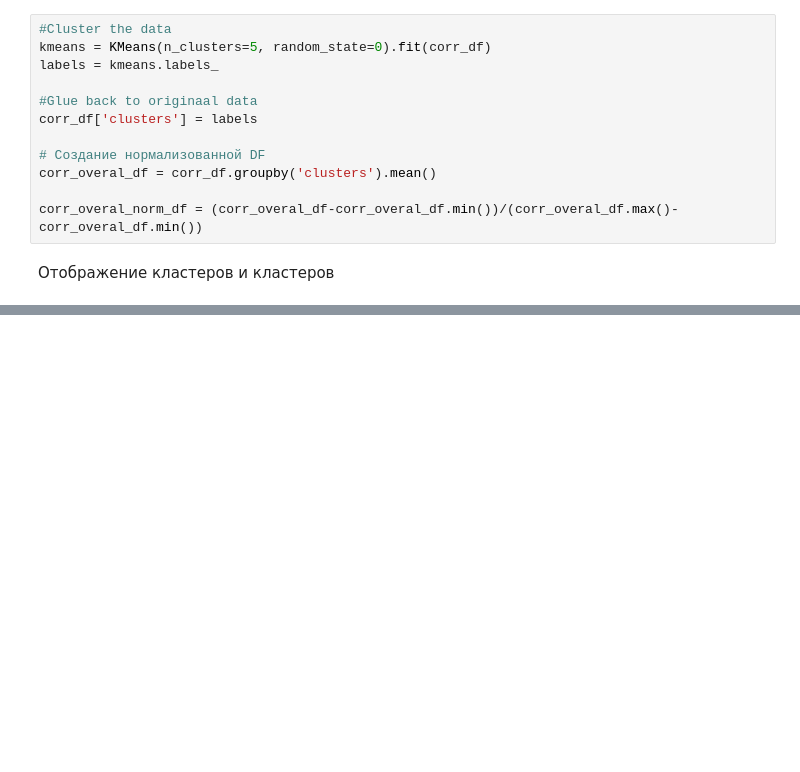
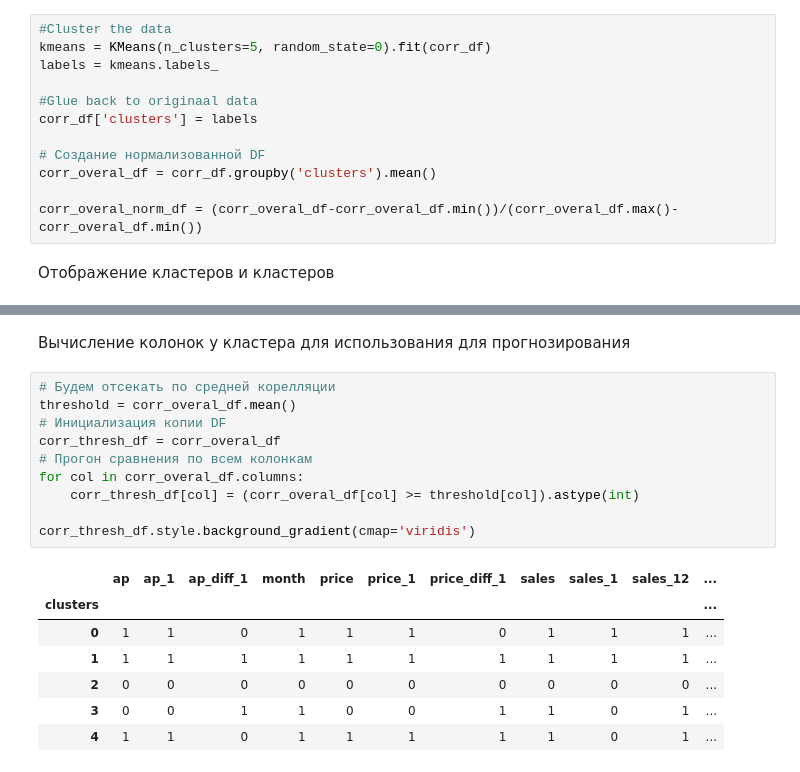
Before and after one commit to crabio/MlSaleForecasting, a Jupyter notebook: SalesForecasting.ipynb, the cells around one changed output, grey strips where cells are left out. Saved outputs shown, nothing was run; the diff lists cells and outputs as text; blank space fills up the shorter version.

Commit message:
Add analyze cluster corr threshold

```diff
--- a/SalesForecasting.ipynb
+++ b/SalesForecasting.ipynb
@@ -185,3 +173,23 @@ corr_overal_norm_df.style.background_gradient(cmap='viridis')
 | 2 | 0 | 0 | 0 | 0 | 0 | 0 | 0 | 0 | 0 | 0 | ... |
 | 3 | 0.63512 | 0.523819 | 1 | 1 | 0.382984 | 0.380137 | 0.47689 | 1 | 0.563512 | 0.721979 | ... |
 | 4 | 0.738128 | 0.729949 | 0.55505 | 0.819382 | 0.884135 | 0.592308 | 1 | 1 | 0.509447 | 1 | ... |
+# %% [markdown]
+Вычисление колонок у кластера для использования для прогнозирования
+# %%
+# Будем отсекать по средней корелляции
+threshold = corr_overal_df.mean()
+# Инициализация копии DF
+corr_thresh_df = corr_overal_df
+# Прогон сравнения по всем колонкам
+for col in corr_overal_df.columns:
+    corr_thresh_df[col] = (corr_overal_df[col] >= threshold[col]).astype(int)
+
+corr_thresh_df.style.background_gradient(cmap='viridis')
+# %% [output]
+|  | ap | ap_1 | ap_diff_1 | month | price | price_1 | price_diff_1 | sales | sales_1 | sales_12 | ... |
+| clusters |  |  |  |  |  |  |  |  |  |  | ... |
+| 0 | 1 | 1 | 0 | 1 | 1 | 1 | 0 | 1 | 1 | 1 | ... |
+| 1 | 1 | 1 | 1 | 1 | 1 | 1 | 1 | 1 | 1 | 1 | ... |
+| 2 | 0 | 0 | 0 | 0 | 0 | 0 | 0 | 0 | 0 | 0 | ... |
+| 3 | 0 | 0 | 1 | 1 | 0 | 0 | 1 | 1 | 0 | 1 | ... |
+| 4 | 1 | 1 | 0 | 1 | 1 | 1 | 1 | 1 | 0 | 1 | ... |
```
Also changed, not shown: parts of 1 cell of this notebook, 2 other files.
